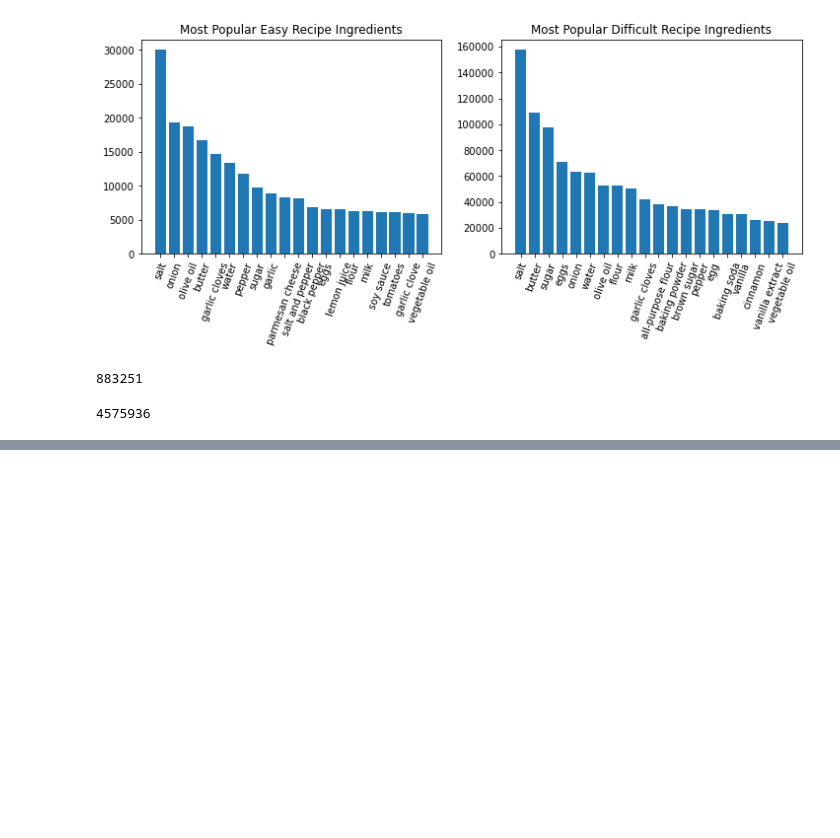
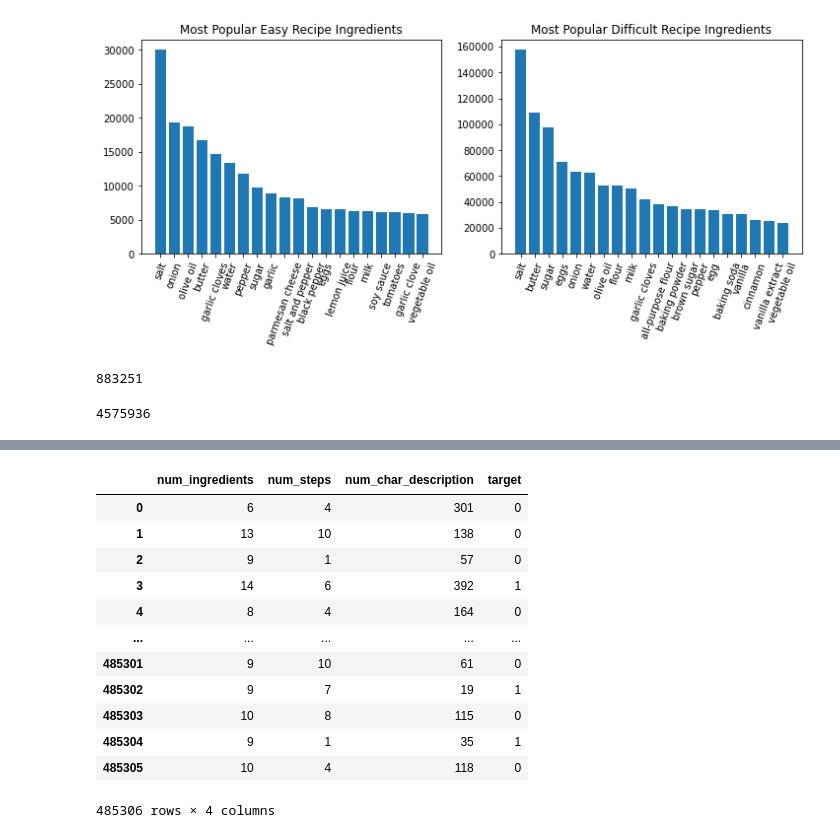
Before and after one commit to AJMarshall-25/NLP_Recipe_Analysis, a Jupyter notebook: EDA.ipynb, the cells around one changed output, grey strips where cells are left out. Cells and saved outputs as stored; diff of their text form; code cells hidden in the pictures; blank space fills up the shorter version.

```diff
--- a/EDA.ipynb
+++ b/EDA.ipynb
@@ -200,0 +227,19 @@ ingredients_count.sum()
+# %%
+# Creating a numbers only db
+
+numbers_df = df[['num_ingredients','num_steps', 'num_char_description', 'target']]
+numbers_df
+# %% [output]
+|  | num_ingredients | num_steps | num_char_description | target |
+| 0 | 6 | 4 | 301 | 0 |
+| 1 | 13 | 10 | 138 | 0 |
+| 2 | 9 | 1 | 57 | 0 |
+| 3 | 14 | 6 | 392 | 1 |
+| 4 | 8 | 4 | 164 | 0 |
+| ... | ... | ... | ... | ... |
+| 485301 | 9 | 10 | 61 | 0 |
+| 485302 | 9 | 7 | 19 | 1 |
+| 485303 | 10 | 8 | 115 | 0 |
+| 485304 | 9 | 1 | 35 | 1 |
+| 485305 | 10 | 4 | 118 | 0 |
+485306 rows × 4 columns
```
Also changed, not shown: parts of 6 cells of this notebook.
